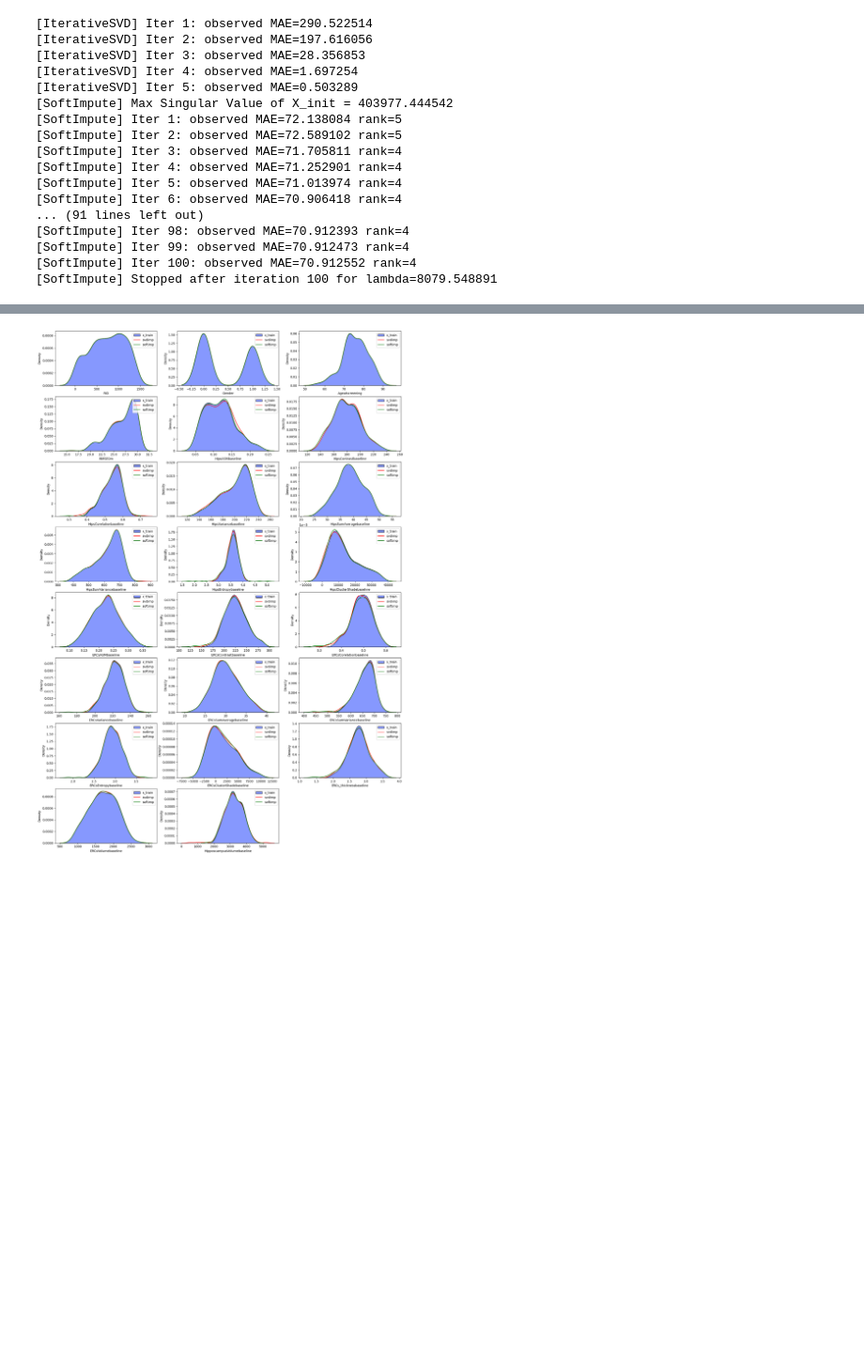
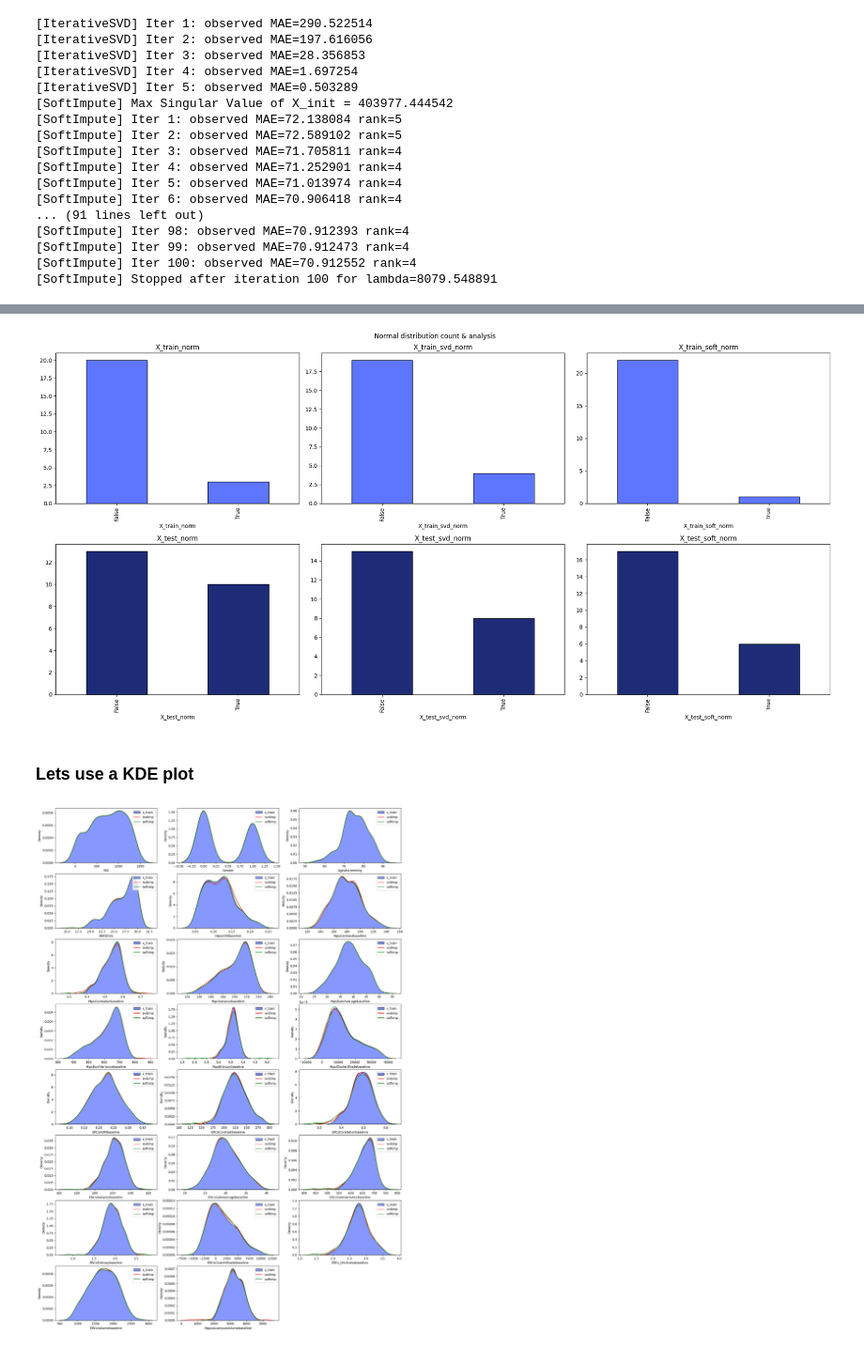
Before and after one commit to InfoAdam1998/Thesis-Project, a Jupyter notebook: notebooks/feature_engineering/data_imputation/matrix_base_methods/matrix_base_imputation_analysis.ipynb, the cells around one changed output, grey strips where cells are left out. Shown at 94% size. Saved outputs shown, nothing was run; the diff lists cells and outputs as text; code cells hidden in the pictures; blank space fills up the shorter version.

```diff
--- a/notebooks/feature_engineering/data_imputation/matrix_base_methods/matrix_base_imputation_analysis.ipynb
+++ b/notebooks/feature_engineering/data_imputation/matrix_base_methods/matrix_base_imputation_analysis.ipynb
@@ -95,0 +170,12 @@ X_test_imputed_sm = pd.DataFrame(X_test_imputed_soft, columns=X_test.columns)
+# %%
+normal_train_df = pd.DataFrame({"X_train_norm": X_train_norm["Normal"],
+                               "X_train_svd_norm": X_train_svd_norm["Normal"],
+                               "X_train_soft_norm": X_train_soft_norm["Normal"],
+
+})
+
+normal_test_df = pd.DataFrame({"X_test_norm": X_test_norm["Normal"],
+                               "X_test_svd_norm": X_test_svd_norm["Normal"],
+                               "X_test_soft_norm": X_test_soft_norm["Normal"],
+
+})
@@ -96,3 +274,54 @@ X_test_imputed_sm = pd.DataFrame(X_test_imputed_soft, columns=X_test.columns)
+# %%
+plt.figure(figsize=(20,10))
+plt.suptitle("Normal distribution count & analysis")
+
+plt.subplot(2, 3, 1)
+normal_train_df["X_train_norm"].value_counts().plot(kind="bar",
+                                             color = "#5e76fe",
+                                             edgecolor = "black",
+                                             label = "x_train")
+plt.title("X_train_norm")
+
+plt.subplot(2, 3, 2)
+normal_train_df["X_train_svd_norm"].value_counts().plot(kind="bar",
+                                             color = "#5e76fe",
+                                             edgecolor = "black",
+                                             label = "normal_svd_train")
+plt.title("X_train_svd_norm")
+
+plt.subplot(2, 3, 3)
+normal_train_df["X_train_soft_norm"].value_counts().plot(kind="bar",
+                                             color = "#5e76fe",
+                                             edgecolor = "black",
+                                             label = "normal_soft_train")
+plt.title("X_train_soft_norm")
+
+plt.subplot(2, 3, 4)
+normal_test_df["X_test_norm"].value_counts().plot(kind="bar",
+                                             color = "#1e2c78",
+                                             edgecolor = "black",
+                                             label = "normal_X_test")
+plt.title("X_test_norm")
+
+plt.subplot(2, 3, 5)
+normal_test_df["X_test_svd_norm"].value_counts().plot(kind="bar",
+                                             color = "#1e2c78",
+                                             edgecolor = "black",
+                                             label = "normal_svd_test")
+plt.title("X_test_svd_norm")
+
+plt.subplot(2, 3, 6)
+normal_test_df["X_test_soft_norm"].value_counts().plot(kind="bar",
+                                             color = "#1e2c78",
+                                             edgecolor = "black",
+                                             label = "normal_soft_test")
+plt.title("X_test_soft_norm")
+
+plt.tight_layout()
+# %% [output]
+[figure, added]
+# %% [markdown]
+### Lets use a KDE plot
 # %%
 # Plot each column using histograms
 plt.figure(figsize=(20, 45))
```
Also changed, not shown: parts of 23 cells of this notebook, 3 other files.
